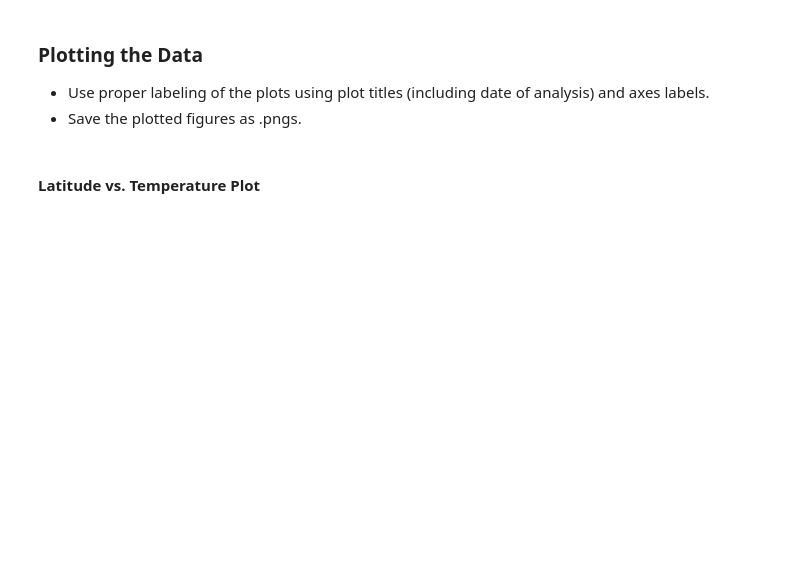
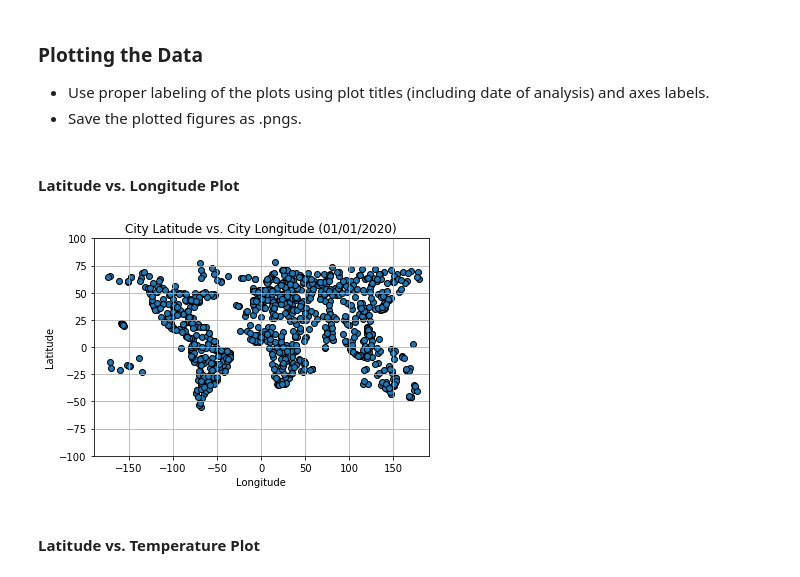
Before and after one commit to ybacoder/hw-5, a Jupyter notebook: WeatherPy.ipynb, the cells around one changed output. Saved outputs shown, nothing was run; the diff lists cells and outputs as text; code cells hidden in the pictures; blank space fills up the shorter version.

```diff
--- a/WeatherPy.ipynb
+++ b/WeatherPy.ipynb
@@ -148,5 +168,23 @@ city_data.head()
 ### Plotting the Data
 * Use proper labeling of the plots using plot titles (including date of analysis) and axes labels.
 * Save the plotted figures as .pngs.
+# %% [markdown]
+#### Latitude vs. Longitude Plot
+# %%
+plt.title("City Latitude vs. City Longitude (01/01/2020)")
+plt.xlabel("Longitude")
+plt.ylabel("Latitude")
+plt.xlim(-190, 190)
+plt.ylim(-100, 100)
+plt.grid(axis="both")
+plt.scatter(city_data["Lng"],
+            city_data["Lat"],
+            marker='o',
+            edgecolors="black"
+           )
+plt.savefig("01 City Latitude vs. City Longitude.png")
+plt.show()
+# %% [output]
+[figure, added]
 # %% [markdown]
 #### Latitude vs. Temperature Plot
```
Also changed, not shown: parts of 18 cells of this notebook, 9 other files.
